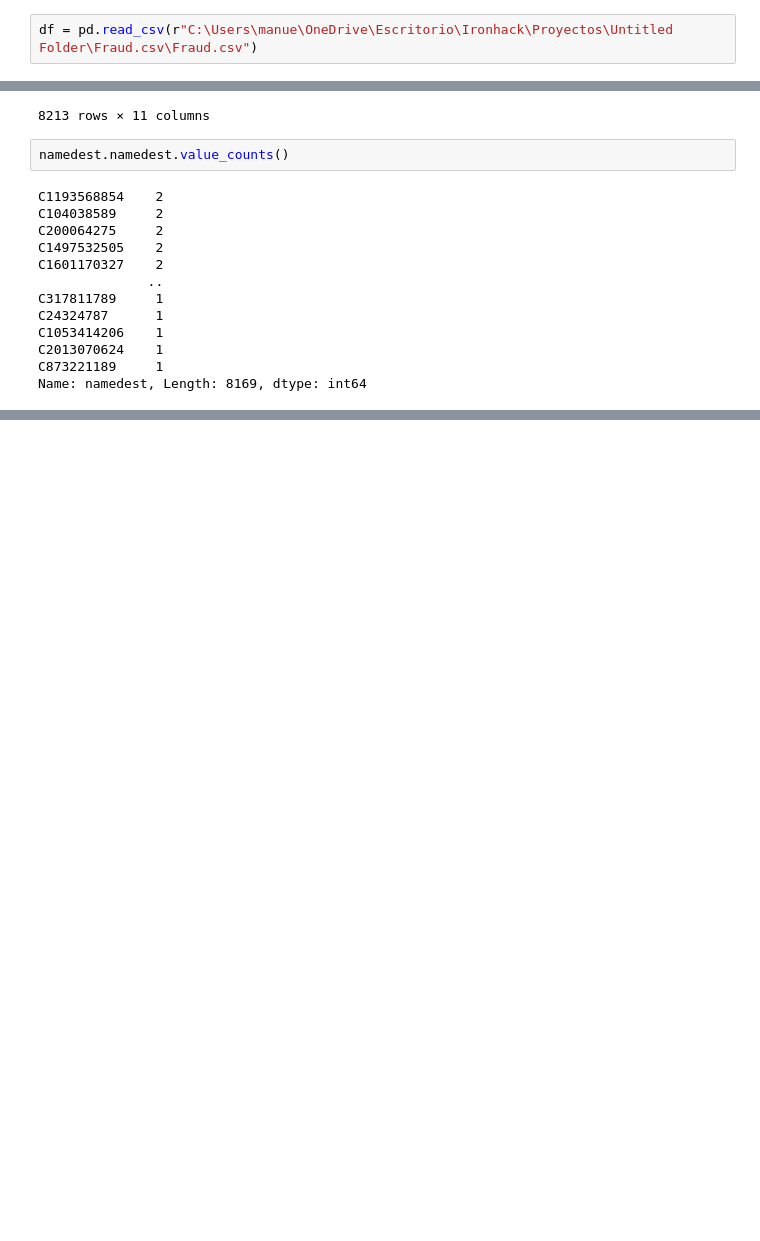
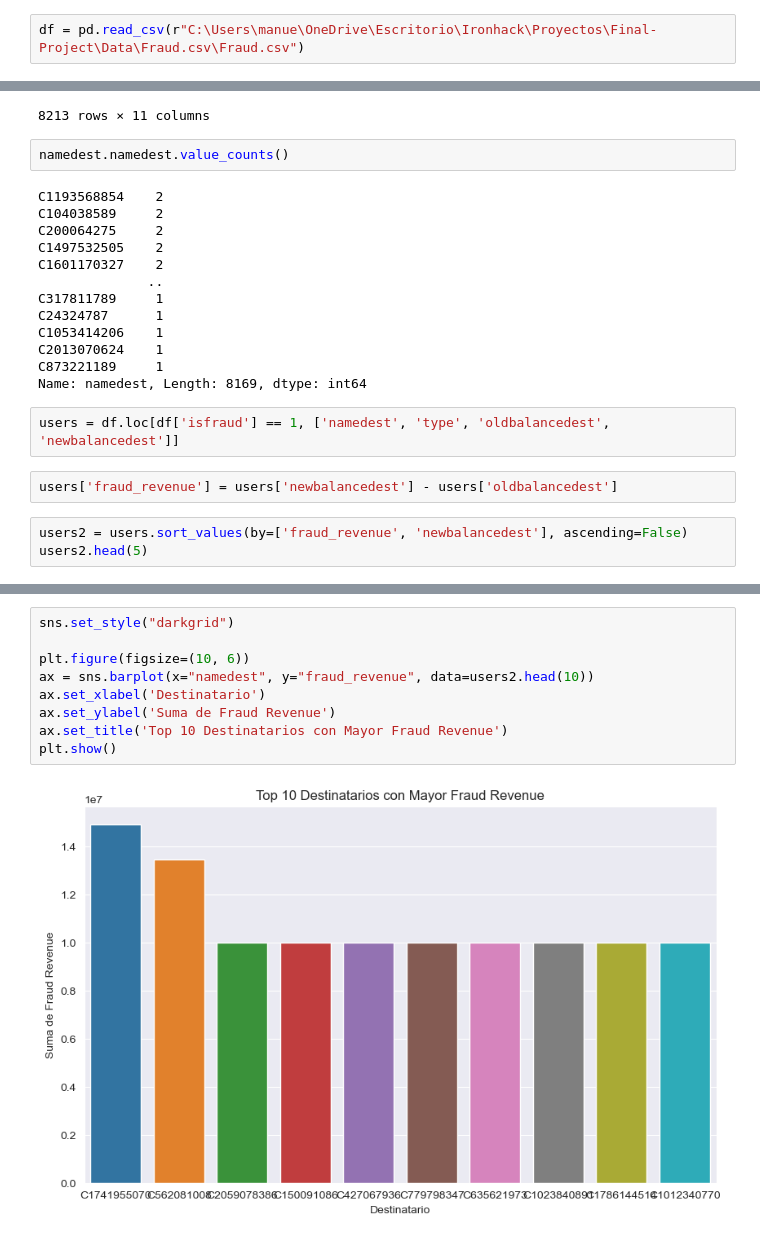
Before and after one commit to Manuelzerpadl/Cerberus-Sentinel--Final-Project, a Jupyter notebook: Data wrangling/Proyecto.ipynb, the cells around one changed output, grey strips where cells are left out. Saved outputs shown, nothing was run; the diff lists cells and outputs as text; blank space fills up the shorter version.

```diff
--- a/Data wrangling/Proyecto.ipynb
+++ b/Data wrangling/Proyecto.ipynb
@@ -33,7 +33,7 @@ Data Dictionary:
 
 **isFlaggedFraud** - The business model aims to control massive transfers from one account to another and flags illegal attempts. An illegal attempt in this dataset is an attempt to transfer more than 200.000 in a single transaction.
 # %%
-df = pd.read_csv(r"C:\Users\manue\OneDrive\Escritorio\Ironhack\Proyectos\Untitled Folder\Fraud.csv\Fraud.csv")
+df = pd.read_csv(r"C:\Users\manue\OneDrive\Escritorio\Ironhack\Proyectos\Final-Project\Data\Fraud.csv\Fraud.csv")
 # %%
 for i in df.columns:
     print(df[i].value_counts())
@@ -277,3 +277,10 @@ C1053414206    1
 C2013070624    1
 C873221189     1
 Name: namedest, Length: 8169, dtype: int64
+# %%
+users = df.loc[df['isfraud'] == 1, ['namedest', 'type', 'oldbalancedest', 'newbalancedest']]
+# %%
+users['fraud_revenue'] = users['newbalancedest'] - users['oldbalancedest']
+# %%
+users2 = users.sort_values(by=['fraud_revenue', 'newbalancedest'], ascending=False)
+users2.head(5)
@@ -279,0 +305,11 @@ Name: namedest, Length: 8169, dtype: int64
+# %%
+sns.set_style("darkgrid")
+
+plt.figure(figsize=(10, 6))
+ax = sns.barplot(x="namedest", y="fraud_revenue", data=users2.head(10))
+ax.set_xlabel('Destinatario')
+ax.set_ylabel('Suma de Fraud Revenue')
+ax.set_title('Top 10 Destinatarios con Mayor Fraud Revenue')
+plt.show()
+# %% [output]
+[figure, added]
```
Also changed, not shown: parts of 2 cells of this notebook.
